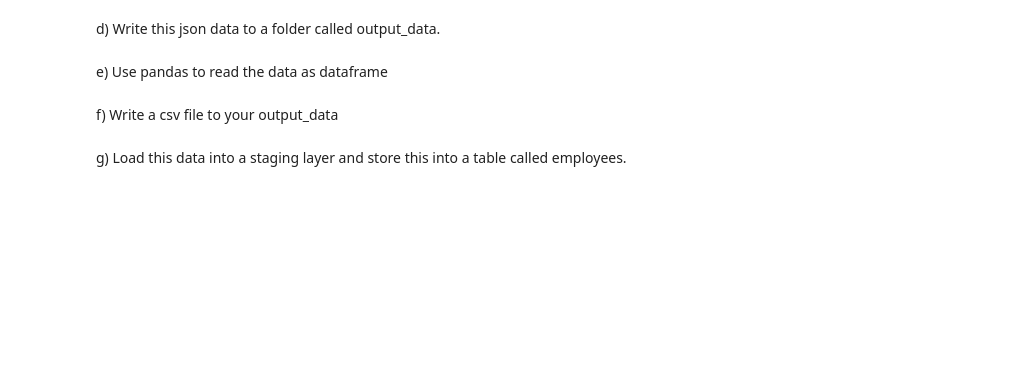
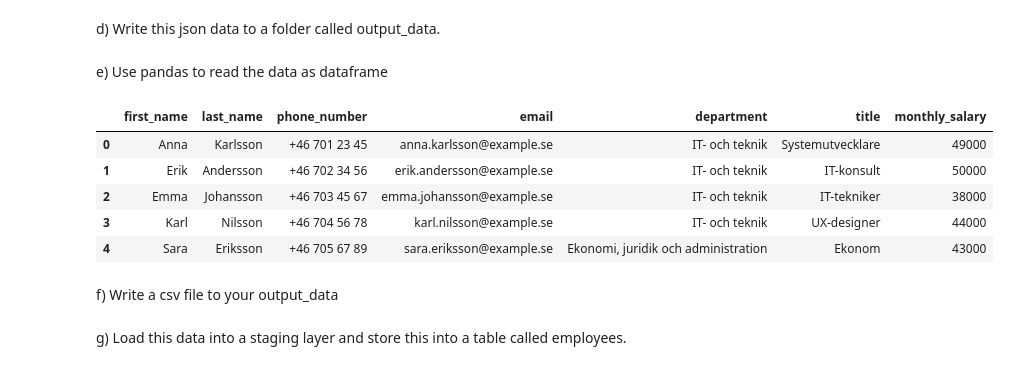
Before and after one commit to ponagr/ai_engineering_pontus_agren_grundstrom, a Jupyter notebook: exercises/3_pydantic/2_simulate_company.ipynb, the cells around one changed output. Cells and saved outputs as stored; diff of their text form; code cells hidden in the pictures; blank space fills up the shorter version.

```diff
--- a/exercises/3_pydantic/2_simulate_company.ipynb
+++ b/exercises/3_pydantic/2_simulate_company.ipynb
@@ -43,2 +79,33 @@ response = client.models.generate_content(
 # %% [markdown]
 c) Now use pydantic to validate this json and put in proper schema that the fields should follow. You might need to do some processing such as removing backticks and maybe loading json data into a list with `json.loads()`. Also make sure that only correctly validated data should be stored.
+# %%
+from pydantic import BaseModel, EmailStr, Field, computed_field, ValidationError
+from typing import List
+import json
+
+data = json.loads(response.text)
+
+class Employee(BaseModel):
+    first_name: str
+    last_name: str
+    phone_number: str
+    email: EmailStr
+    department: str
+    title: str
+    monthly_salary: int
+
+
+class EmployeeListResponse(BaseModel):
+    results: List[Employee]
+
+
+employees = []
+for emp in data:
+    try:
+        employees.append(Employee.model_validate(emp))
+    except ValidationError as err:
+        print(f"Skipping employee: {emp} | Error: {err}")
+
+employee_response = EmployeeListResponse(results=employees)
+
+print(employee_response.model_dump())
@@ -49,2 +128,16 @@ e) Use pandas to read the data as dataframe
+# %%
+with open("output_data/employee_response.json", "r", encoding="utf-8") as file:
+    data = json.load(file)
+
+results = data["results"]
+df = pd.DataFrame(results)
+df.head()
+# %% [output]
+|  | first_name | last_name | phone_number | email | department | title | monthly_salary |
+| 0 | Anna | Karlsson | +46 701 23 45 | anna.karlsson@example.se | IT- och teknik | Systemutvecklare | 49000 |
+| 1 | Erik | Andersson | +46 702 34 56 | erik.andersson@example.se | IT- och teknik | IT-konsult | 50000 |
+| 2 | Emma | Johansson | +46 703 45 67 | emma.johansson@example.se | IT- och teknik | IT-tekniker | 38000 |
+| 3 | Karl | Nilsson | +46 704 56 78 | karl.nilsson@example.se | IT- och teknik | UX-designer | 44000 |
+| 4 | Sara | Eriksson | +46 705 67 89 | sara.eriksson@example.se | Ekonomi, juridik och administration | Ekonom | 43000 |
 # %% [markdown]
 f) Write a csv file to your output_data
```
Also changed, not shown: parts of 22 cells of this notebook, 4 other files.
